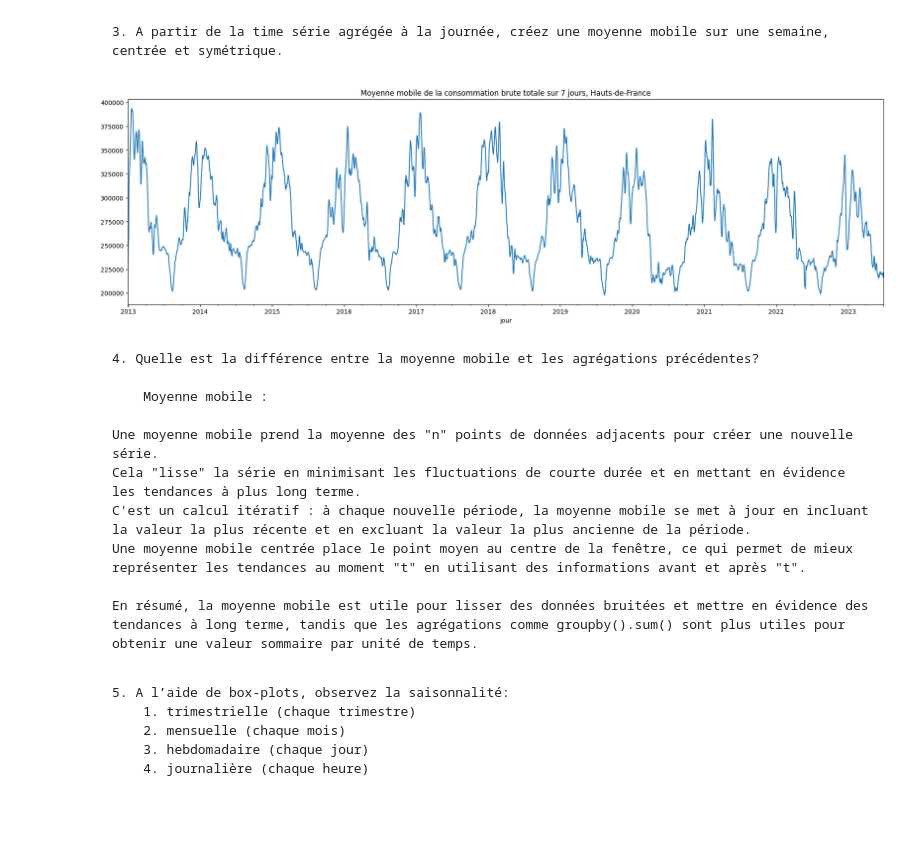
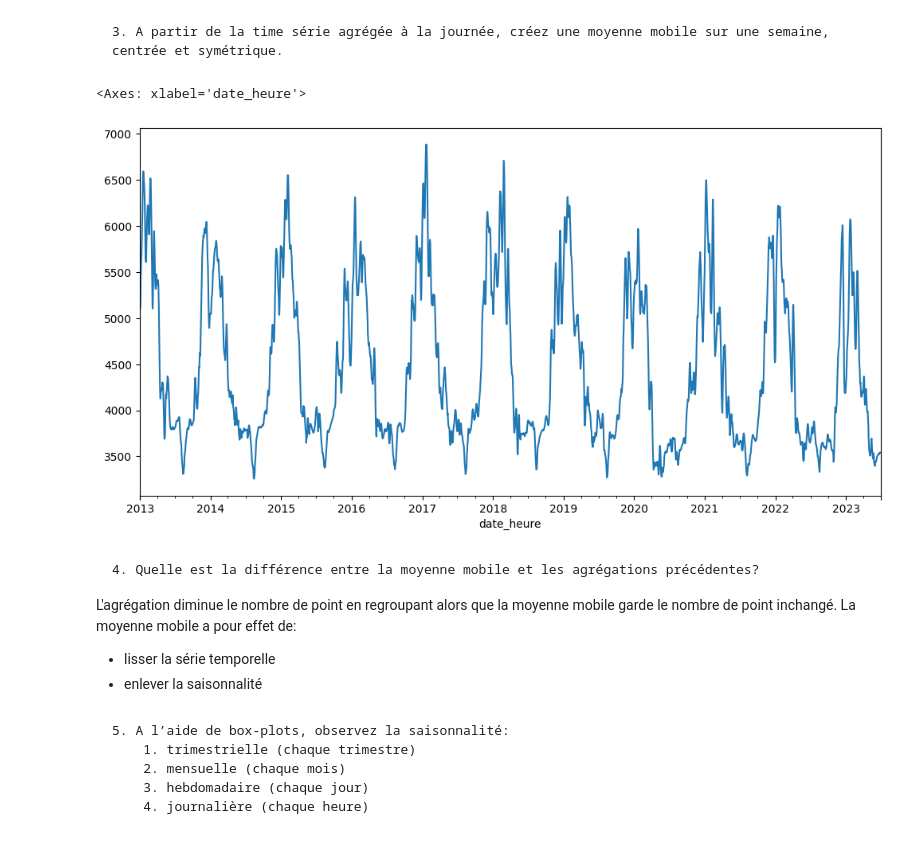
Before and after one commit to ForskyOnly/time_series, a Jupyter notebook: time_series.ipynb, the cells around one changed output. Cells and saved outputs as stored; diff of their text form; code cells hidden in the pictures; blank space fills up the shorter version.

```diff
--- a/time_series.ipynb
+++ b/time_series.ipynb
@@ -3,7 +3,7 @@ import pandas as pd
 import matplotlib.pyplot as plt
 import seaborn as sns
 # %%
-df = pd.read_csv("data/consommation-quotidienne-brute-regionale.csv", sep=";")
+df = pd.read_csv("data/consommation-quotidienne-brute-regionale.csv", sep=";", index_col="date_heure", parse_dates = True)
 # %%
 df
 # %% [output]
@@ -47,5 +47,5 @@ memory usage: 219.0+ MB
 
     1. A l’aide de pandas et matplotlib, affichez la série temporelle en utilisant comme abscisse la date_heure.
 # %%
-df['date_heure'] = pd.to_datetime(df['date_heure'], utc=True)
+df.index = pd.to_datetime(df.index, utc=True)
 df_hdf = df[df['region'] == 'Hauts-de-France']
@@ -153,22 +91,21 @@ See the caveats in the documentation: https://pandas.pydata.org/pandas-docs/stab
+# %%
+df_jour = df["consommation_brute_electricite_rte"].resample("D").mean()
 # %% [markdown]
 
     3. A partir de la time série agrégée à la journée, créez une moyenne mobile sur une semaine, centrée et symétrique.
 # %%
-moyenne_mobile = df_jour.rolling(window="7D", center=True, win_type=None).mean().plot(figsize=(22,6), title='Moyenne mobile de la consommation brute totale sur 7 jours, Hauts-de-France')
+df_jour.rolling(window=7, center=True,win_type=None).mean().plot(figsize=(12,6))
 # %% [output]
+<Axes: xlabel='date_heure'>
-[figure, old version]
+[figure, new version]
-# %% [markdown]
-
-    4. Quelle est la différence entre la moyenne mobile et les agrégations précédentes?
-
-        Moyenne mobile :
-
-    Une moyenne mobile prend la moyenne des "n" points de données adjacents pour créer une nouvelle série.
-    Cela "lisse" la série en minimisant les fluctuations de courte durée et en mettant en évidence les tendances à plus long terme.
-    C'est un calcul itératif : à chaque nouvelle période, la moyenne mobile se met à jour en incluant la valeur la plus récente et en excluant la valeur la plus ancienne de la période.
-    Une moyenne mobile centrée place le point moyen au centre de la fenêtre, ce qui permet de mieux représenter les tendances au moment "t" en utilisant des informations avant et après "t".
-
-    En résumé, la moyenne mobile est utile pour lisser des données bruitées et mettre en évidence des tendances à long terme, tandis que les agrégations comme groupby().sum() sont plus utiles pour obtenir une valeur sommaire par unité de temps.
+# %% [markdown]
+
+    4. Quelle est la différence entre la moyenne mobile et les agrégations précédentes?
+
+L'agrégation diminue le nombre de point en regroupant alors que la moyenne mobile garde le nombre de point inchangé.
+La moyenne mobile a pour effet de:
+- lisser la série temporelle
+- enlever la saisonnalité
 # %% [markdown]
 
     5. A l’aide de box-plots, observez la saisonnalité:
```
Also changed, not shown: parts of 29 cells of this notebook, 1 other file.
